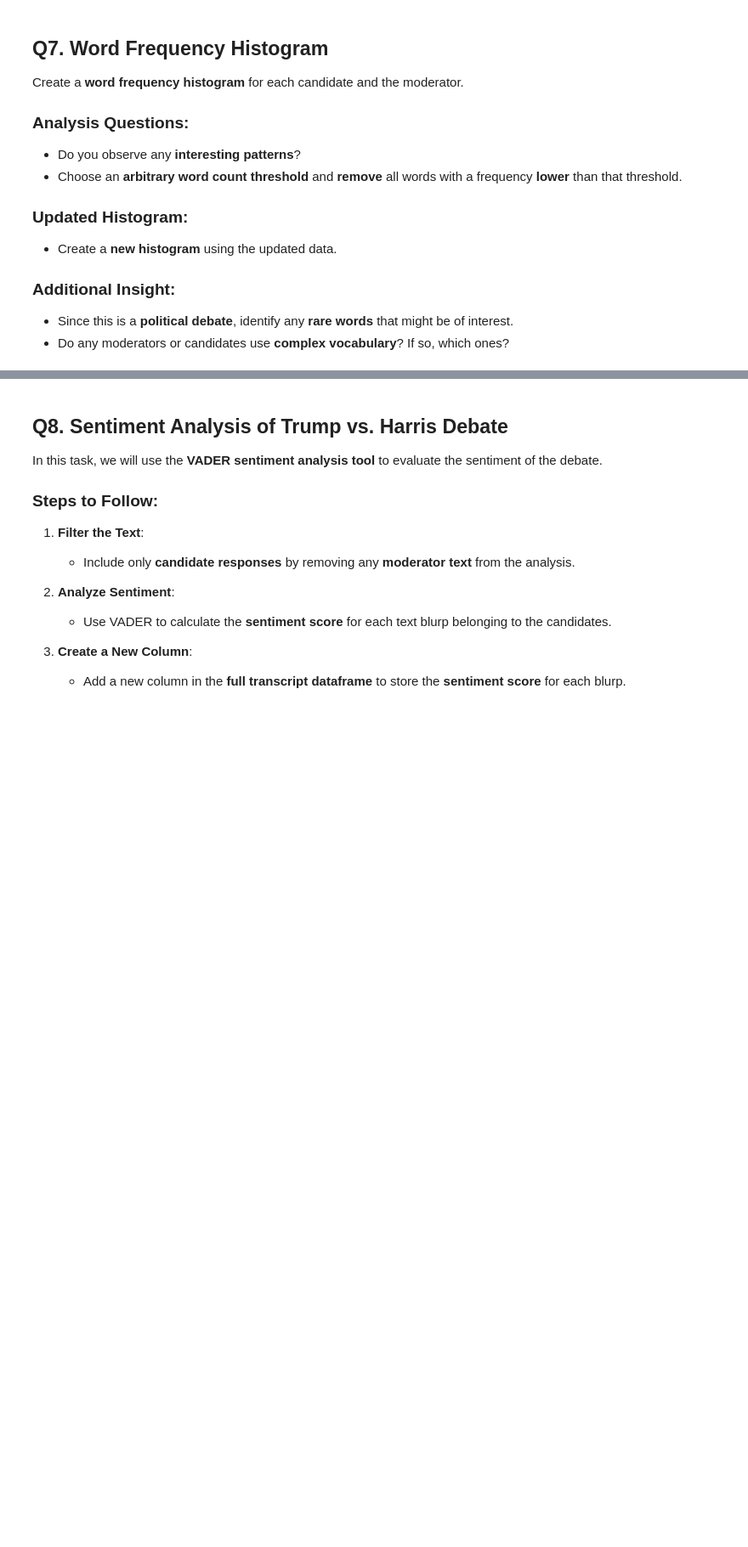
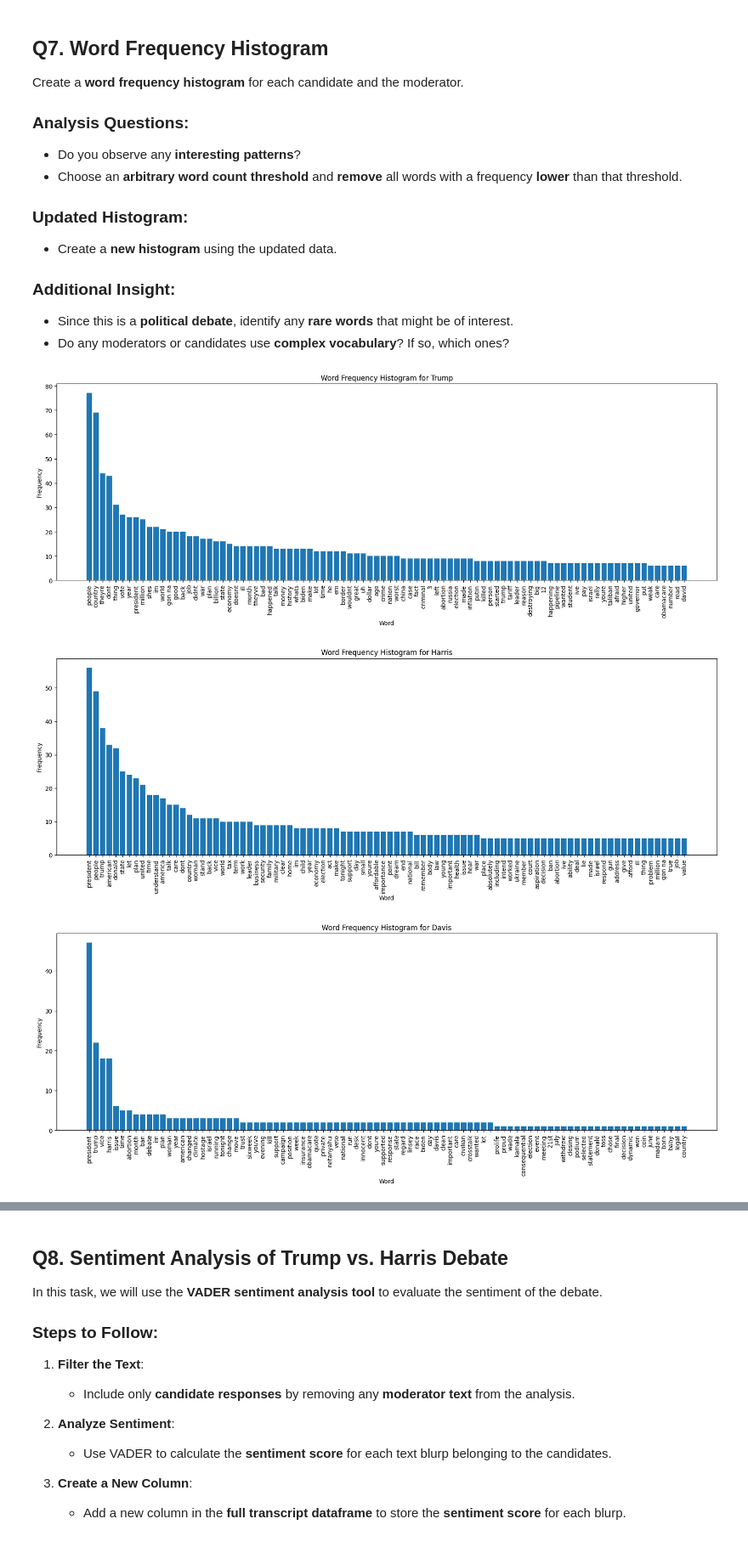
Before and after one commit to NakaFrozn/SI618, a Jupyter notebook: Assignments/Homework05/SI_618_Homework_05.ipynb, the cells around one changed output, grey strips where cells are left out. Shown at 85% size. Drawn from its saved outputs; the diff is of its cells as text; code cells hidden in the pictures; blank space fills up the shorter version.

```diff
--- a/Assignments/Homework05/SI_618_Homework_05.ipynb
+++ b/Assignments/Homework05/SI_618_Homework_05.ipynb
@@ -237,0 +486,22 @@ Use **bigrams** (pairs of consecutive words) to analyze speech patterns for each
+# %%
+# Calculate the bigrams for each speaker
+for df in [trump_df, harris_df, davis_df, muir_df]:
+    df['Bigrams'] = df['Token'].apply(lambda x: list(bigrams(x)))
+
+# List the top 5 bigrams for each speaker
+trump_top_bigrams = Counter(trump_df['Bigrams'].sum()).most_common(5)
+harris_top_bigrams = Counter(harris_df['Bigrams'].sum()).most_common(5)
+davis_top_bigrams = Counter(davis_df['Bigrams'].sum()).most_common(5)
+muir_top_bigrams = Counter(muir_df['Bigrams'].sum()).most_common(5)
+
+print("Top 5 bigrams for Trump:")
+pprint(trump_top_bigrams)
+print("\n")
+print("Top 5 bigrams for Harris:")
+pprint(harris_top_bigrams)
+print("\n")
+print("Top 5 bigrams for Davis:")
+pprint(davis_top_bigrams)
+print("\n")
+print("Top 5 bigrams for Muir:")
+pprint(muir_top_bigrams)
@@ -254,0 +546,20 @@ Create a **word frequency histogram** for each candidate and the moderator.
+# %%
+def create_word_frequency_histogram(df, speaker):
+    word_count = Counter(df['Token'].sum())
+    word_count_df = pd.DataFrame(word_count.items(), columns=['Word', 'Count'])
+    word_count_df = word_count_df.sort_values('Count', ascending=False)
+    plt.figure(figsize=(20, 6))
+    plt.bar(word_count_df['Word'][:90], word_count_df['Count'][:90])
+    plt.xlabel('Word')
+    plt.ylabel('Frequency')
+    plt.title(f'Word Frequency Histogram for {speaker}')
+    plt.xticks(rotation=90)
+    plt.show()
+
+# Create a word frequency histogram for each speaker
+for df, speaker in zip([trump_df, harris_df, davis_df, muir_df], ['Trump', 'Harris', 'Davis', 'Muir']):
+    create_word_frequency_histogram(df, speaker)
+# %% [output]
+[figure, added]
+[figure, added]
+[figure, added]
```
Also changed, not shown: parts of 31 cells of this notebook.
